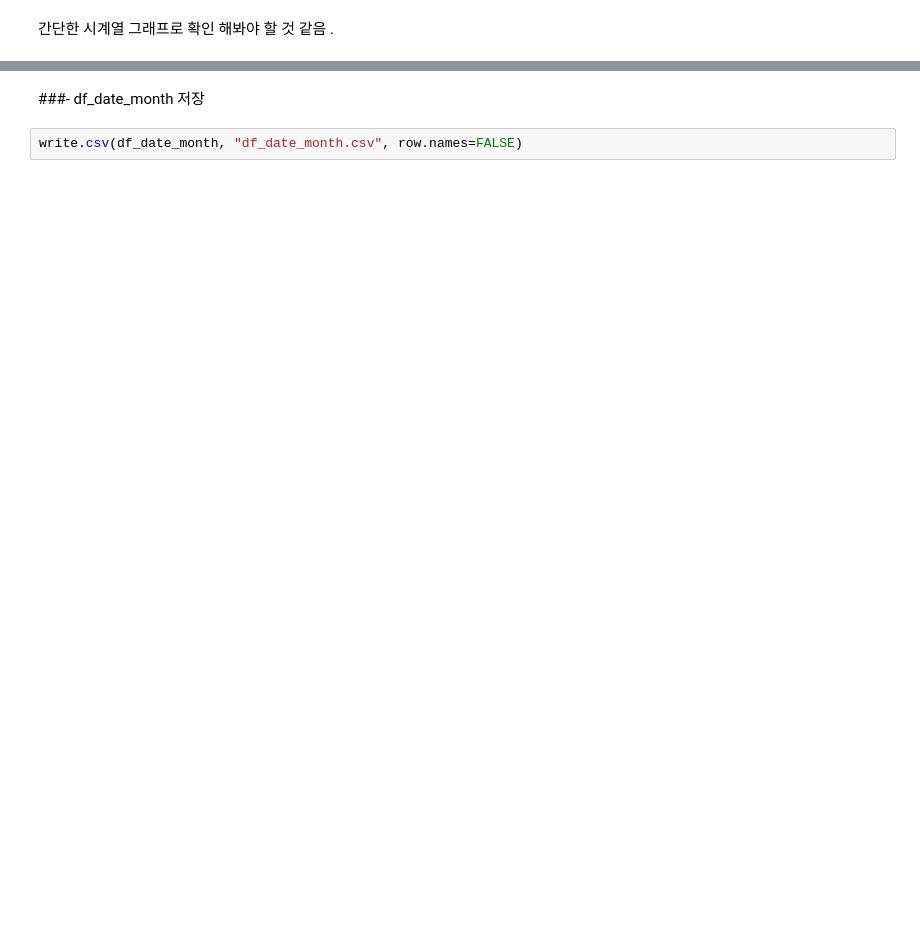
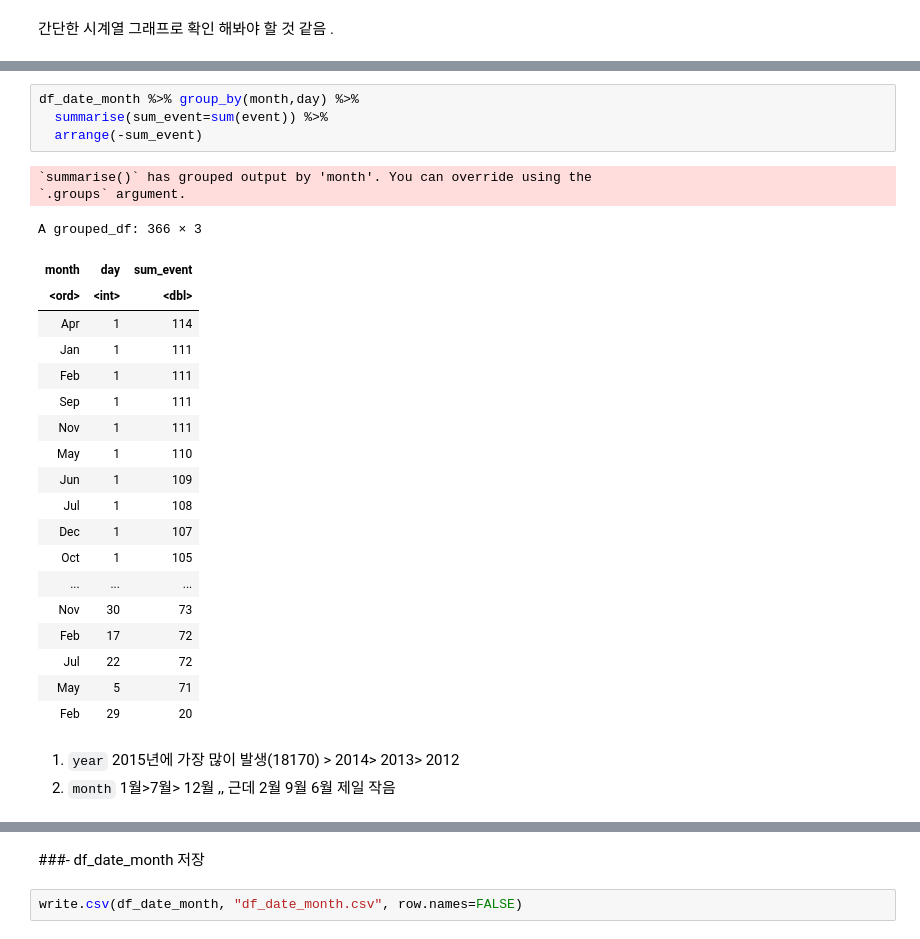
Before and after one commit to min02yam/Prediction-of-Cardiovascular-Disease-Incidence-using-machine-learning, a Jupyter notebook: hospital_Eda.ipynb, the cells around one changed output, grey strips where cells are left out. Cells and saved outputs as stored; diff of their text form; blank space fills up the shorter version.

```diff
--- a/hospital_Eda.ipynb
+++ b/hospital_Eda.ipynb
@@ -393,3 +598,32 @@ xtabs(frequency~month, df_date_month)
+# %%
+df_date_month %>% group_by(month,day) %>%
+  summarise(sum_event=sum(event)) %>%
+  arrange(-sum_event)
+# %% [output]
+`summarise()` has grouped output by 'month'. You can override using the
+`.groups` argument.
+A grouped_df: 366 × 3
+| month | day | sum_event |
+| <ord> | <int> | <dbl> |
+| Apr | 1 | 114 |
+| Jan | 1 | 111 |
+| Feb | 1 | 111 |
+| Sep | 1 | 111 |
+| Nov | 1 | 111 |
+| May | 1 | 110 |
+| Jun | 1 | 109 |
+| Jul | 1 | 108 |
+| Dec | 1 | 107 |
+| Oct | 1 | 105 |
+| ... | ... | ... |
+| Nov | 30 | 73 |
+| Feb | 17 | 72 |
+| Jul | 22 | 72 |
+| May | 5 | 71 |
+| Feb | 29 | 20 |
+# %% [markdown]
+1. `year` 2015년에 가장 많이 발생(18170) > 2014> 2013> 2012
+2. `month` 1월>7월> 12월 ,, 근데 2월 9월 6월 제일 작음
 # %%
 ggplot(df_date_month, aes(x = frequency, y = wday, height = ..density..)) +
   geom_density_ridges(stat = "density")
```
Also changed, not shown: parts of 44 cells of this notebook.
